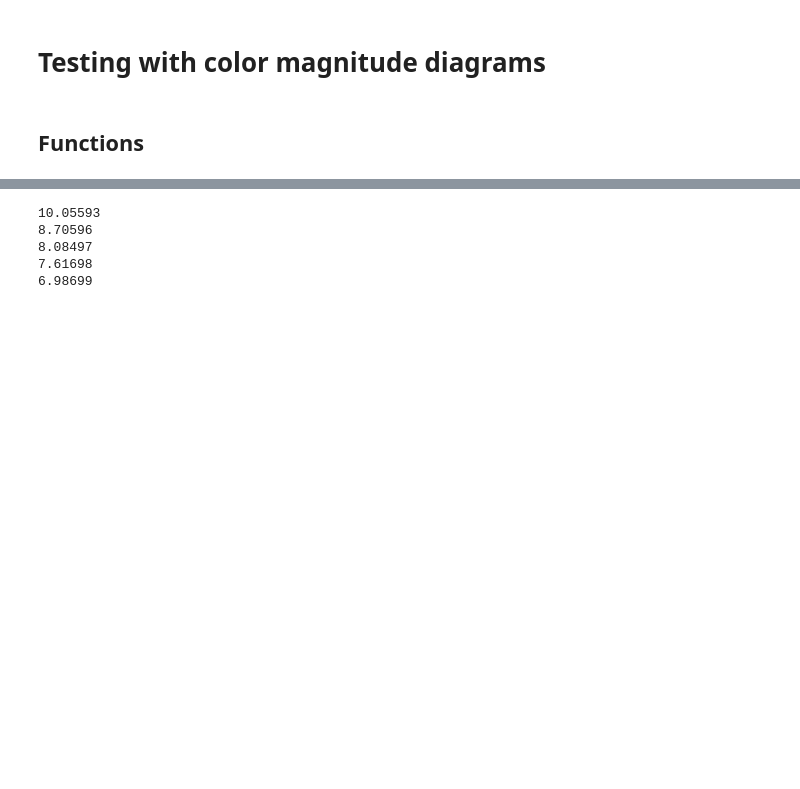
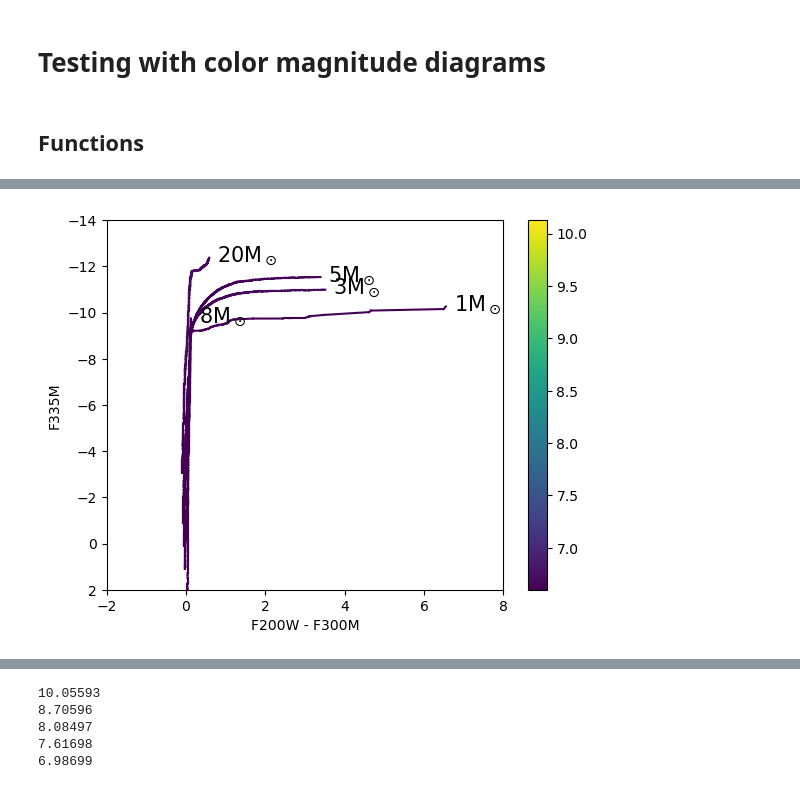
Before and after one commit to devkhullar/querx, a Jupyter notebook: models.ipynb, the cells around one changed output, grey strips where cells are left out. Cells and saved outputs as stored; diff of their text form; code cells hidden in the pictures; blank space fills up the shorter version.

```diff
--- a/models.ipynb
+++ b/models.ipynb
@@ -1886,0 +737,12 @@ max(eightsolarmass['Mass'].values), max(eightsolarmass['logAge'].values)
+# %%
+plot_jwst_cmd(masses=[onesolarmass,
+                      threesolarmass,
+                      fivesolarmass,
+                      eightsolarmass,
+                      twentysolarmass],
+              xmodel=['F200W', 'F300M'],
+              ymodel='F335M',
+              xlim=(-2, 8),
+              cmap = plt.cm.viridis)
+# %% [output]
+[figure, added]
```
Also changed, not shown: parts of 59 cells of this notebook.
